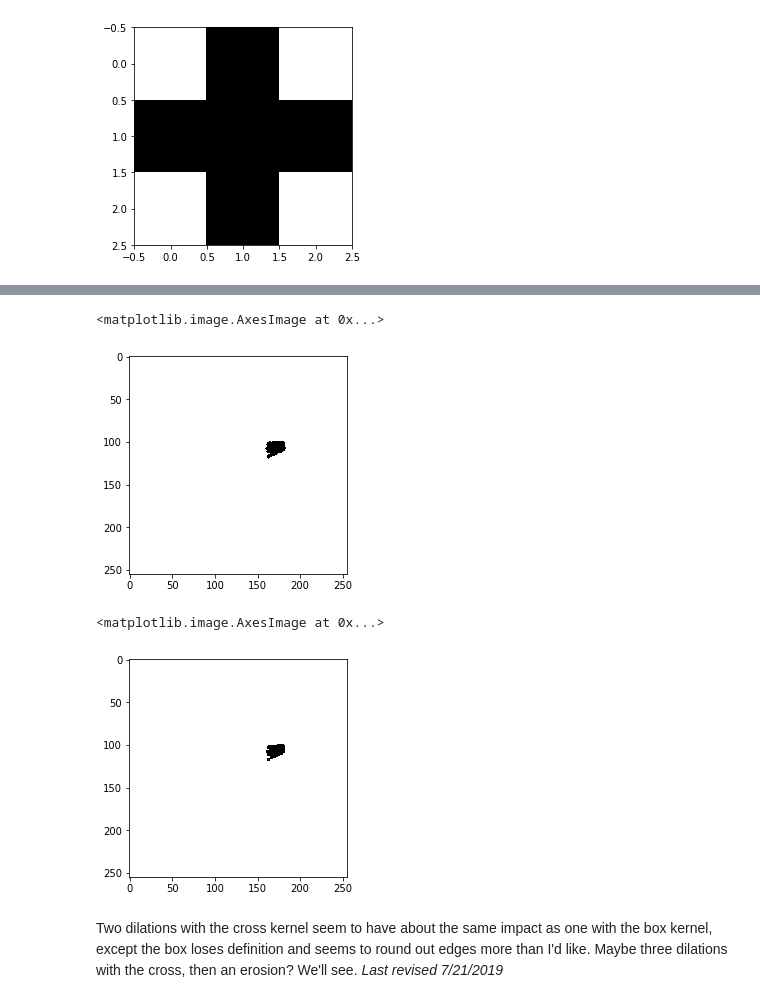
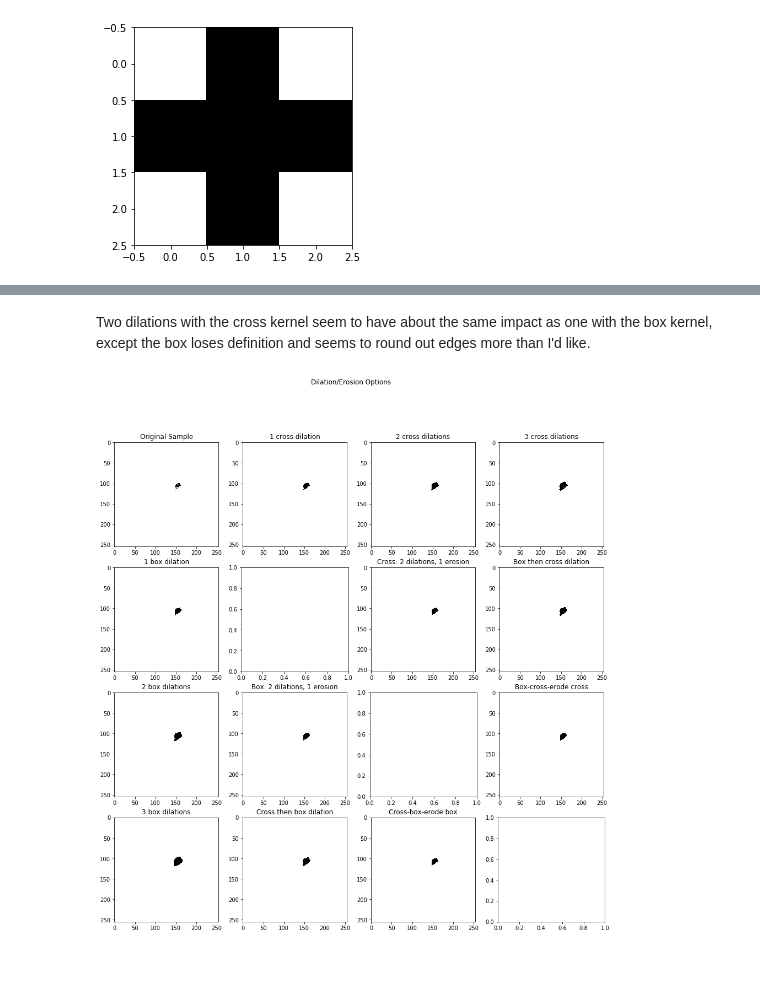
Before and after one commit to Benned-H/Summer2019, a Jupyter notebook: HandsFree Vision/Coding_Full_Process.ipynb, the cells around one changed output, grey strips where cells are left out. Drawn from its saved outputs; the diff is of its cells as text; code cells hidden in the pictures; blank space fills up the shorter version.

```diff
--- a/HandsFree Vision/Coding_Full_Process.ipynb
+++ b/HandsFree Vision/Coding_Full_Process.ipynb
@@ -277,14 +440,53 @@ plt.imshow(cross,cmap='Greys')
-# %%
-cross = dilate(cross, kernel_cross)
-plt.imshow(cross, cmap='Greys')
-# %% [output]
-<matplotlib.image.AxesImage at 0x...>
-[figure, removed]
-# %%
-box = dilate(cbcrPlane, kernel_3x3)
-plt.imshow(box,cmap='Greys')
-# %% [output]
-<matplotlib.image.AxesImage at 0x...>
-[figure, removed]
 # %% [markdown]
-Two dilations with the cross kernel seem to have about the same impact as one with the box kernel, except the box loses definition and seems to round out edges more than I'd like. Maybe three dilations with the cross, then an erosion? We'll see. *Last revised 7/21/2019*
+Two dilations with the cross kernel seem to have about the same impact as one with the box kernel, except the box loses definition and seems to round out edges more than I'd like.
+# %%
+fig, axs = plt.subplots(4,4,figsize=(16,16))
+fig.suptitle('Dilation/Erosion Options')
+
+one_box = dilate(michael_plane, kernel_3x3)
+two_box = dilate(one_box, kernel_3x3)
+three_box = dilate(two_box, kernel_3x3)
+
+one_cross = dilate(michael_plane, kernel_cross)
+two_cross = dilate(one_cross, kernel_cross)
+three_cross = dilate(two_cross, kernel_cross)
+
+two_one_box = erode(two_box, kernel_3x3)
+two_one_cross = erode(two_cross, kernel_cross)
+
+box_cross = dilate(one_box, kernel_cross)
+cross_box = dilate(one_cross, kernel_3x3)
+bcec = erode(box_cross, kernel_cross)
+cbeb = erode(cross_box, kernel_3x3)
+
+axs[0,0].imshow(michael_plane,cmap='Greys')
+axs[0,0].title.set_text("Original Sample")
+axs[0,1].imshow(one_cross,cmap='Greys')
+axs[0,1].title.set_text("1 cross dilation")
+axs[1,0].imshow(one_box,cmap='Greys')
+axs[1,0].title.set_text("1 box dilation")
+
+axs[0,2].imshow(two_cross,cmap='Greys')
+axs[0,2].title.set_text("2 cross dilations")
+axs[0,3].imshow(three_cross,cmap='Greys')
+axs[0,3].title.set_text("3 cross dilations")
+axs[2,0].imshow(two_box,cmap='Greys')
+axs[2,0].title.set_text("2 box dilations")
+axs[3,0].imshow(three_box,cmap='Greys')
+axs[3,0].title.set_text("3 box dilations")
+
+axs[1,2].imshow(two_one_cross,cmap='Greys')
+axs[1,2].title.set_text("Cross: 2 dilations, 1 erosion")
+axs[2,1].imshow(two_one_box,cmap='Greys')
+axs[2,1].title.set_text("Box: 2 dilations, 1 erosion")
+
+axs[1,3].imshow(box_cross,cmap='Greys')
+axs[1,3].title.set_text("Box then cross dilation")
+axs[3,1].imshow(cross_box,cmap='Greys')
+axs[3,1].title.set_text("Cross then box dilation")
+axs[2,3].imshow(bcec,cmap='Greys')
+axs[2,3].title.set_text("Box-cross-erode cross")
+axs[3,2].imshow(cbeb,cmap='Greys')
+axs[3,2].title.set_text("Cross-box-erode box")
+# %% [output]
+[figure, added]
```
Also changed, not shown: parts of 35 cells of this notebook.
